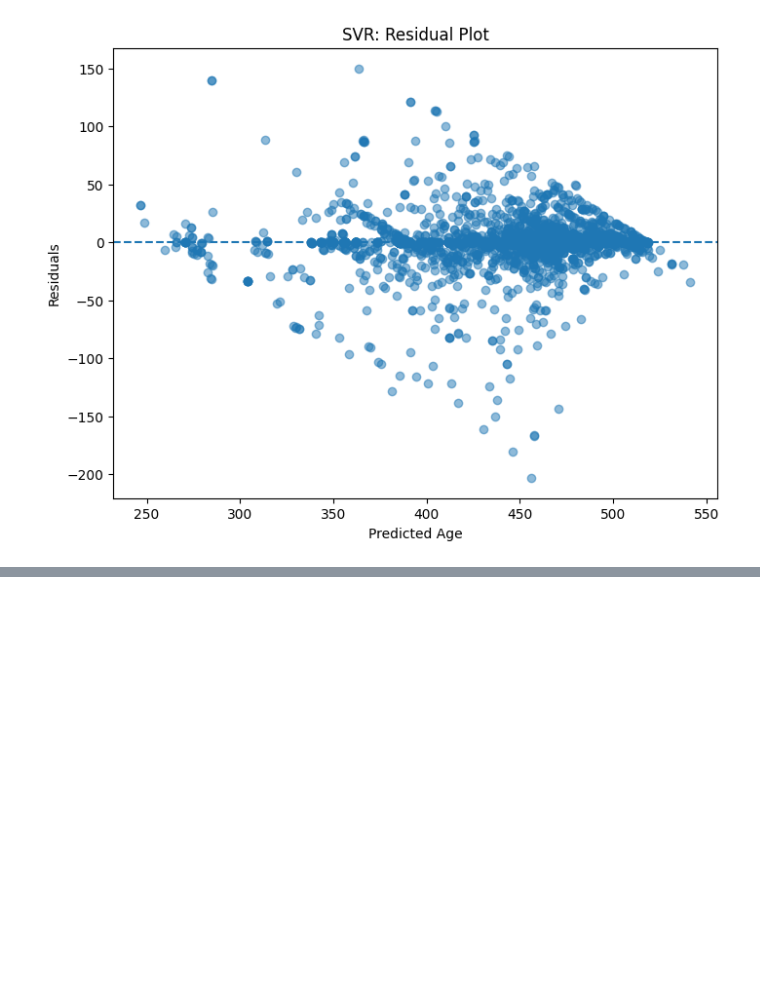
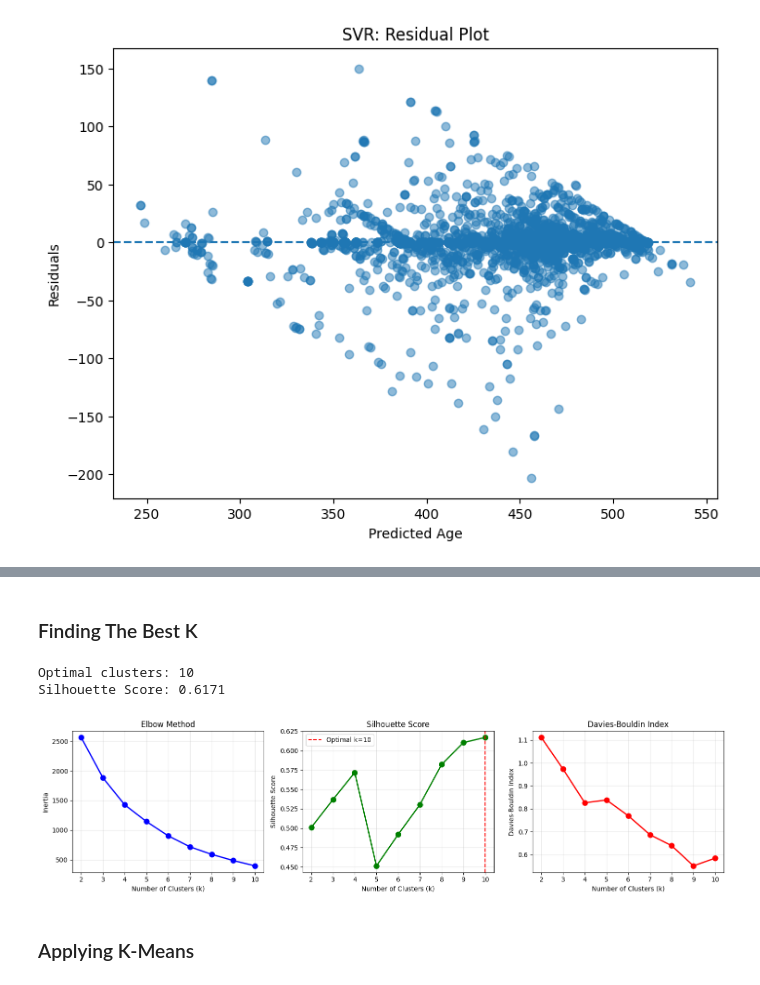
Before and after one commit to alkhurayjah/Machine-learning-project, a Jupyter notebook: Predict_the_Age_of_a_Trilobite_Fossil.ipynb, the cells around one changed output, grey strips where cells are left out. Cells and saved outputs as stored; diff of their text form; code cells hidden in the pictures; blank space fills up the shorter version.

```diff
--- a/Predict_the_Age_of_a_Trilobite_Fossil.ipynb
+++ b/Predict_the_Age_of_a_Trilobite_Fossil.ipynb
@@ -12,6 +12,8 @@ df = pd.read_csv(url)
 # %%
 # Create a copy of the dataset for EDA to preserve original data and avoid changes caused by encoding or preprocessing.
 df_eda = df.copy()
+# create a copy for clustering
+df1 = df.copy()
 # %% [markdown]
 
 ## Features:
@@ -1704,0 +1749,50 @@ plt.show()
+# %% [markdown]
+### Finding The Best K
+# %%
+inertias = []
+silhouette_scores = []
+davies_bouldin_scores = []
+K_range = range(2, 11)
+
+for k in K_range:
+    kmeans = KMeans(n_clusters=k, random_state=42, n_init=10)
+    clusters = kmeans.fit_predict(X_scaled)
+    inertias.append(kmeans.inertia_)
+    silhouette_scores.append(silhouette_score(X_scaled, clusters))
+    davies_bouldin_scores.append(davies_bouldin_score(X_scaled, clusters))
+
+optimal_k = K_range[np.argmax(silhouette_scores)]
+print(f"Optimal clusters: {optimal_k}")
+print(f"Silhouette Score: {silhouette_scores[optimal_k-2]:.4f}")
+# %% [output]
+Optimal clusters: 10
+Silhouette Score: 0.6171
+# %%
+fig, axes = plt.subplots(1, 3, figsize=(15, 4))
+
+axes[0].plot(K_range, inertias, "bo-", linewidth=2, markersize=8)
+axes[0].set_xlabel("Number of Clusters (k)")
+axes[0].set_ylabel("Inertia")
+axes[0].set_title("Elbow Method")
+axes[0].grid(True, alpha=0.3)
+
+axes[1].plot(K_range, silhouette_scores, "go-", linewidth=2, markersize=8)
+axes[1].axvline(optimal_k, color="red", linestyle="--", label=f"Optimal k={optimal_k}")
+axes[1].set_xlabel("Number of Clusters (k)")
+axes[1].set_ylabel("Silhouette Score")
+axes[1].set_title("Silhouette Score")
+axes[1].legend()
+axes[1].grid(True, alpha=0.3)
+
+axes[2].plot(K_range, davies_bouldin_scores, "ro-", linewidth=2, markersize=8)
+axes[2].set_xlabel("Number of Clusters (k)")
+axes[2].set_ylabel("Davies-Bouldin Index")
+axes[2].set_title("Davies-Bouldin Index")
+axes[2].grid(True, alpha=0.3)
+
+plt.tight_layout()
+plt.show()
+# %% [output]
+[figure, added]
+# %% [markdown]
+### Applying K-Means
```
Also changed, not shown: parts of 16 cells of this notebook.
